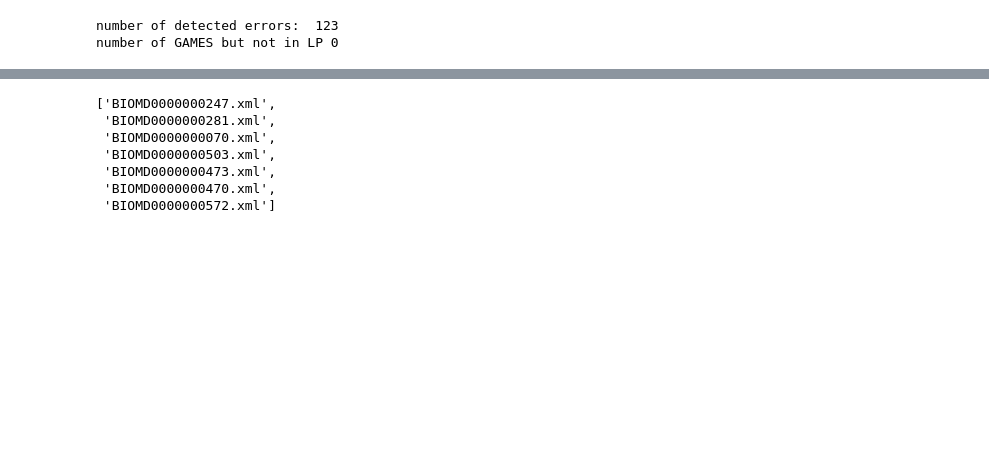
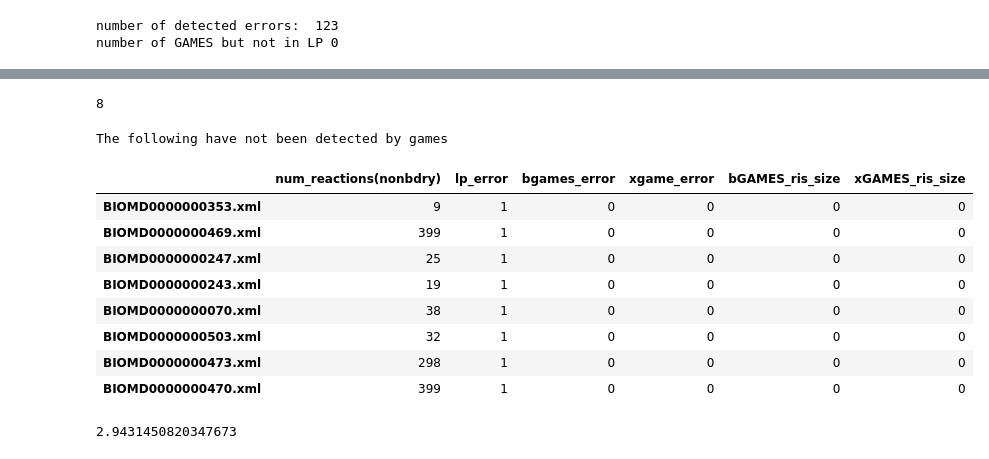
Before and after one commit to ModelEngineering/SBMLLint, a Jupyter notebook: notebooks/run_statistics.ipynb, the cells around one changed output, grey strips where cells are left out. Drawn from its saved outputs; the diff is of its cells as text; code cells hidden in the pictures; blank space fills up the shorter version.

```diff
--- a/notebooks/run_statistics.ipynb
+++ b/notebooks/run_statistics.ipynb
@@ -303,10 +291,23 @@ number of (finally) detected errors:  154
-# %%
-failed_to_find_error
-# %% [output]
-['BIOMD0000000247.xml',
- 'BIOMD0000000281.xml',
- 'BIOMD0000000070.xml',
- 'BIOMD0000000503.xml',
- 'BIOMD0000000473.xml',
- 'BIOMD0000000470.xml',
- 'BIOMD0000000572.xml']
+# %%
+len(results[(results[XGAMES_ERROR]!=1) & (results[LP_ERROR]==1)])
+# %% [output]
+8
+# %%
+failed_to_find_error = results[(results[XGAMES_ERROR]!=1) & (results[LP_ERROR]==1)]
+print("\n\nThe following have not been detected by games")
+failed_to_find_error
+# %% [output]
+The following have not been detected by games
+|  | num_reactions(nonbdry) | lp_error | bgames_error | xgame_error | bGAMES_ris_size | xGAMES_ris_size |
+| BIOMD0000000353.xml | 9 | 1 | 0 | 0 | 0 | 0 |
+| BIOMD0000000469.xml | 399 | 1 | 0 | 0 | 0 | 0 |
+| BIOMD0000000247.xml | 25 | 1 | 0 | 0 | 0 | 0 |
+| BIOMD0000000243.xml | 19 | 1 | 0 | 0 | 0 | 0 |
+| BIOMD0000000070.xml | 38 | 1 | 0 | 0 | 0 | 0 |
+| BIOMD0000000503.xml | 32 | 1 | 0 | 0 | 0 | 0 |
+| BIOMD0000000473.xml | 298 | 1 | 0 | 0 | 0 | 0 |
+| BIOMD0000000470.xml | 399 | 1 | 0 | 0 | 0 | 0 |
+# %%
+np.mean(xgames_ris)
+# %% [output]
+2.9431450820347673
```
Also changed, not shown: parts of 29 cells of this notebook, 6 other files.
